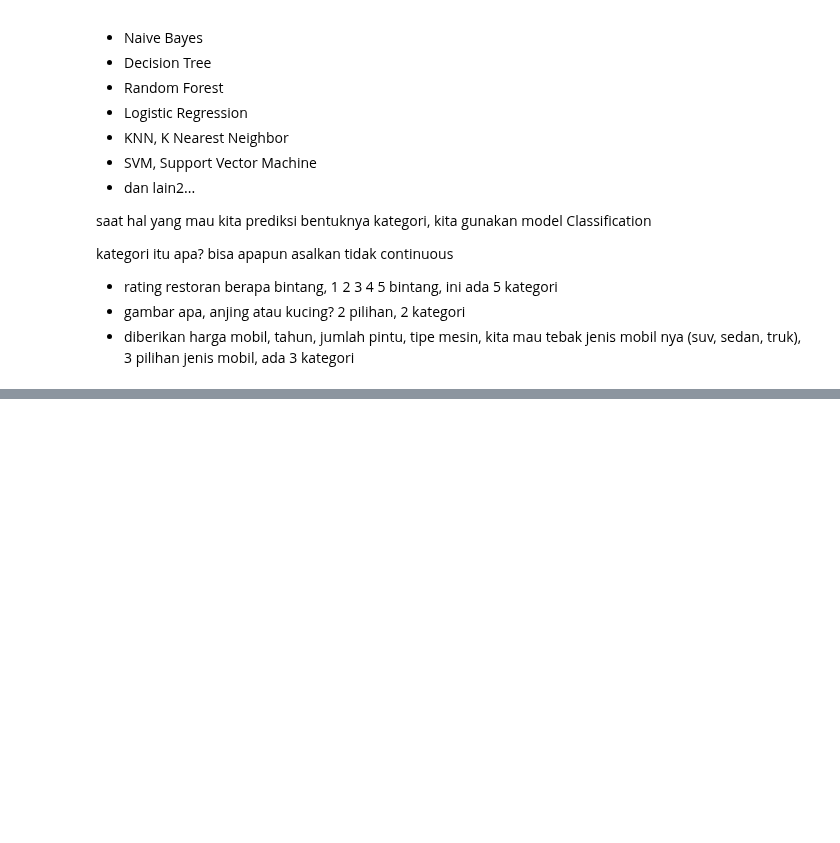
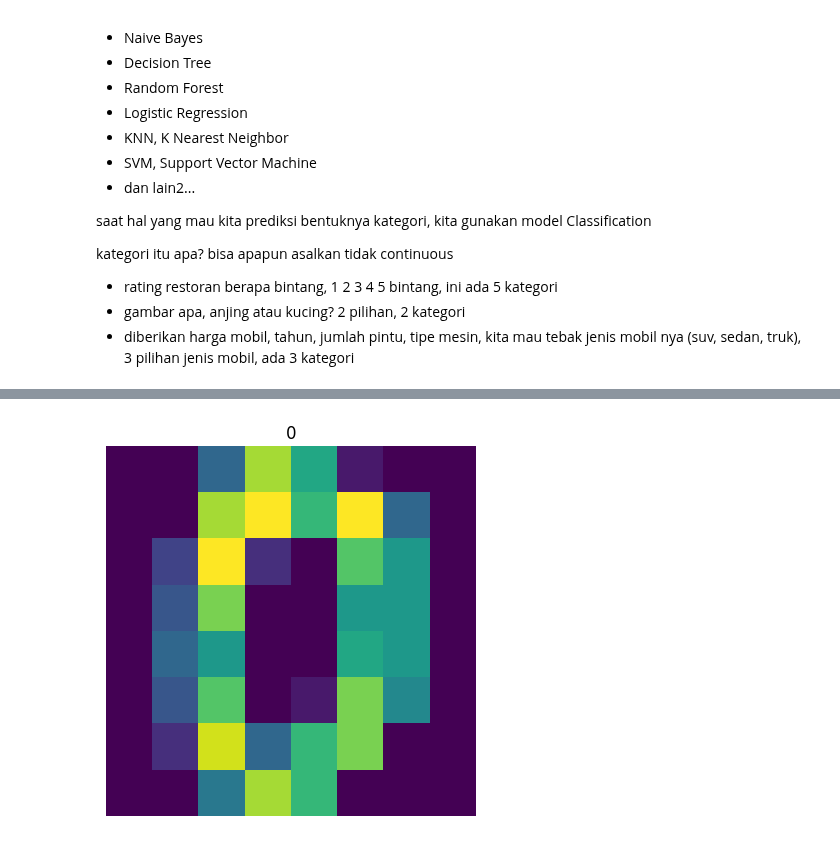
Before and after one commit to Ajhie1987/Python_Train, a Jupyter notebook: PYTN097_Sesi_12.ipynb, the cells around one changed output, grey strips where cells are left out. Saved outputs shown, nothing was run; the diff lists cells and outputs as text; code cells hidden in the pictures; blank space fills up the shorter version.

```diff
--- a/PYTN097_Sesi_12.ipynb
+++ b/PYTN097_Sesi_12.ipynb
@@ -171,0 +268,8 @@ kategori itu apa? bisa apapun asalkan tidak continuous
+# %%
+fitur, target = load_digits(return_X_y=True)
+
+digits = np.array(fitur)
+target = np.array(target)
+
+display(digits[:5])
+display(target[:5])
@@ -171,0 +362,11 @@ kategori itu apa? bisa apapun asalkan tidak continuous
+# %%
+def lihatDigits(n):
+  plt.imshow(digits[n].reshape((8,8)))
+  plt.title(target[n])
+
+  plt.axis('off')
+  plt.show()
+
+lihatDigits(0)
+# %% [output]
+[figure, added]
```
Also changed, not shown: parts of 45 cells of this notebook.
